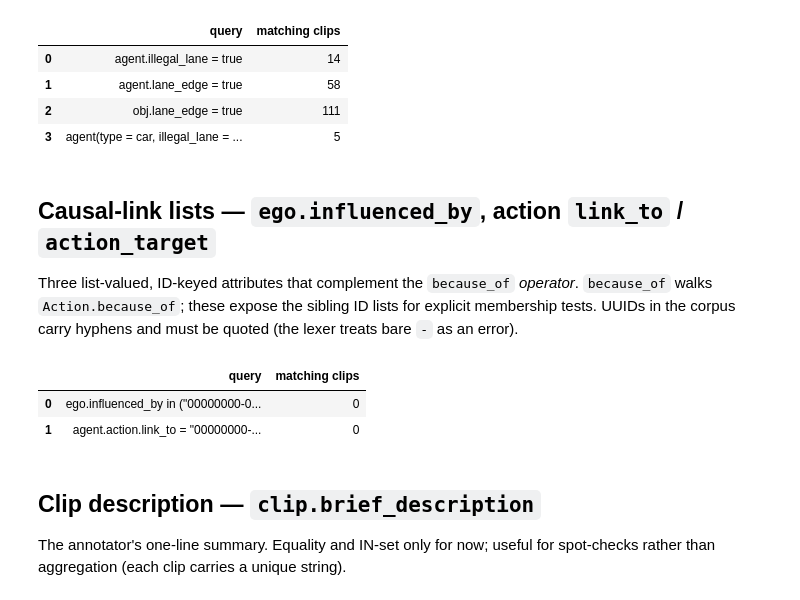
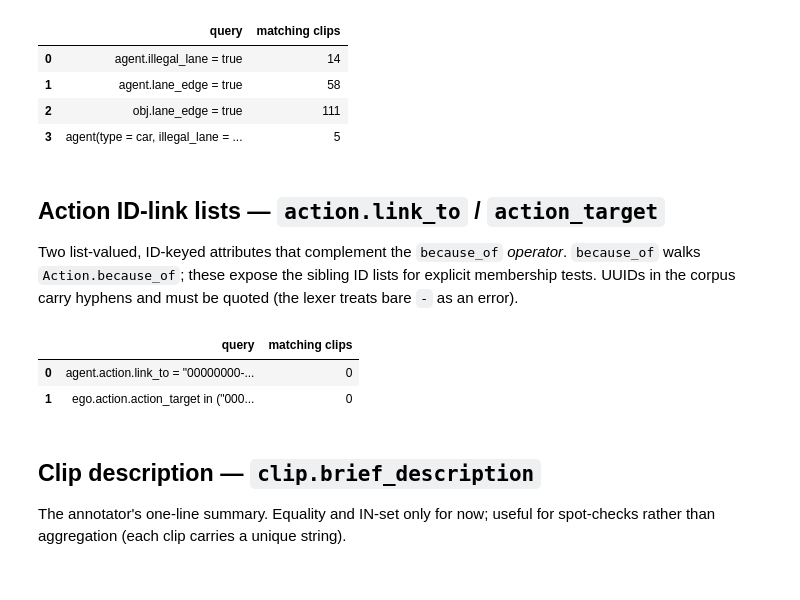
Before and after one commit to nv-tlabs/cascade-devkit, a Jupyter notebook: notebooks/02_query_dsl_tour.ipynb, the cells around one changed output. Saved outputs shown, nothing was run; the diff lists cells and outputs as text; code cells hidden in the pictures.

```diff
--- a/notebooks/02_query_dsl_tour.ipynb
+++ b/notebooks/02_query_dsl_tour.ipynb
@@ -301,24 +301,24 @@ run([
 | 2 | obj.lane_edge = true | 111 |
 | 3 | agent(type = car, illegal_lane = ... | 5 |
 # %% [markdown]
-## Causal-link lists — `ego.influenced_by`, action `link_to` / `action_target`
+## Action ID-link lists — `action.link_to` / `action_target`
 
-Three list-valued, ID-keyed attributes that complement the
+Two list-valued, ID-keyed attributes that complement the
 `because_of` *operator*. `because_of` walks
 `Action.because_of`; these expose the sibling ID lists for
 explicit membership tests. UUIDs in the corpus carry hyphens
 and must be quoted (the lexer treats bare `-` as an error).
 # %%
-# ego.influenced_by is populated on ~72 % of clips; the IDs
-# are UUIDs, so the membership form is the natural call site.
+# IDs are UUIDs, so the membership form is the natural call
+# site.
 run([
-    'ego.influenced_by in ("00000000-0000-0000-0000-000000000000")',
     'agent.action.link_to = "00000000-0000-0000-0000-000000000000"',
+    'ego.action.action_target in ("00000000-0000-0000-0000-000000000000")',
 ])
 # %% [output]
 |  | query | matching clips |
-| 0 | ego.influenced_by in ("00000000-0... | 0 |
-| 1 | agent.action.link_to = "00000000-... | 0 |
+| 0 | agent.action.link_to = "00000000-... | 0 |
+| 1 | ego.action.action_target in ("000... | 0 |
 # %% [markdown]
 ## Clip description — `clip.brief_description`
 
```
Also changed, not shown: 6 other files.
